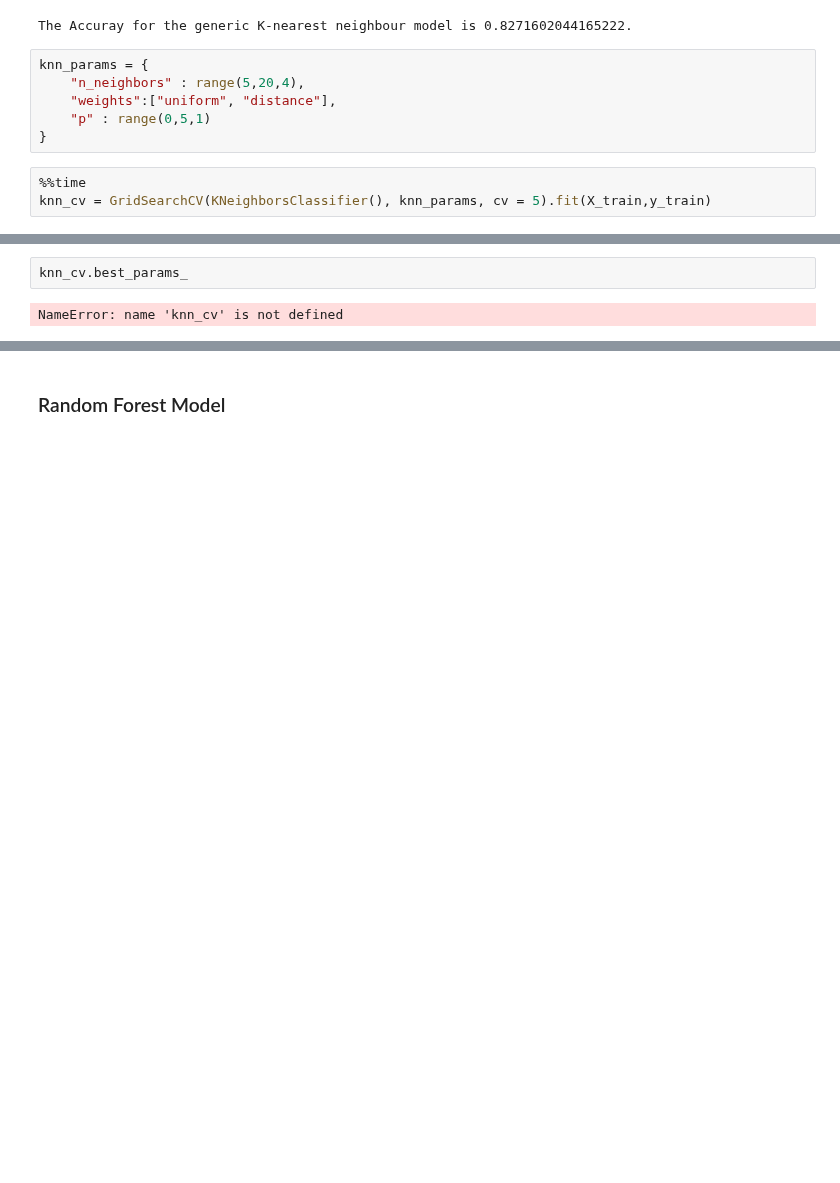
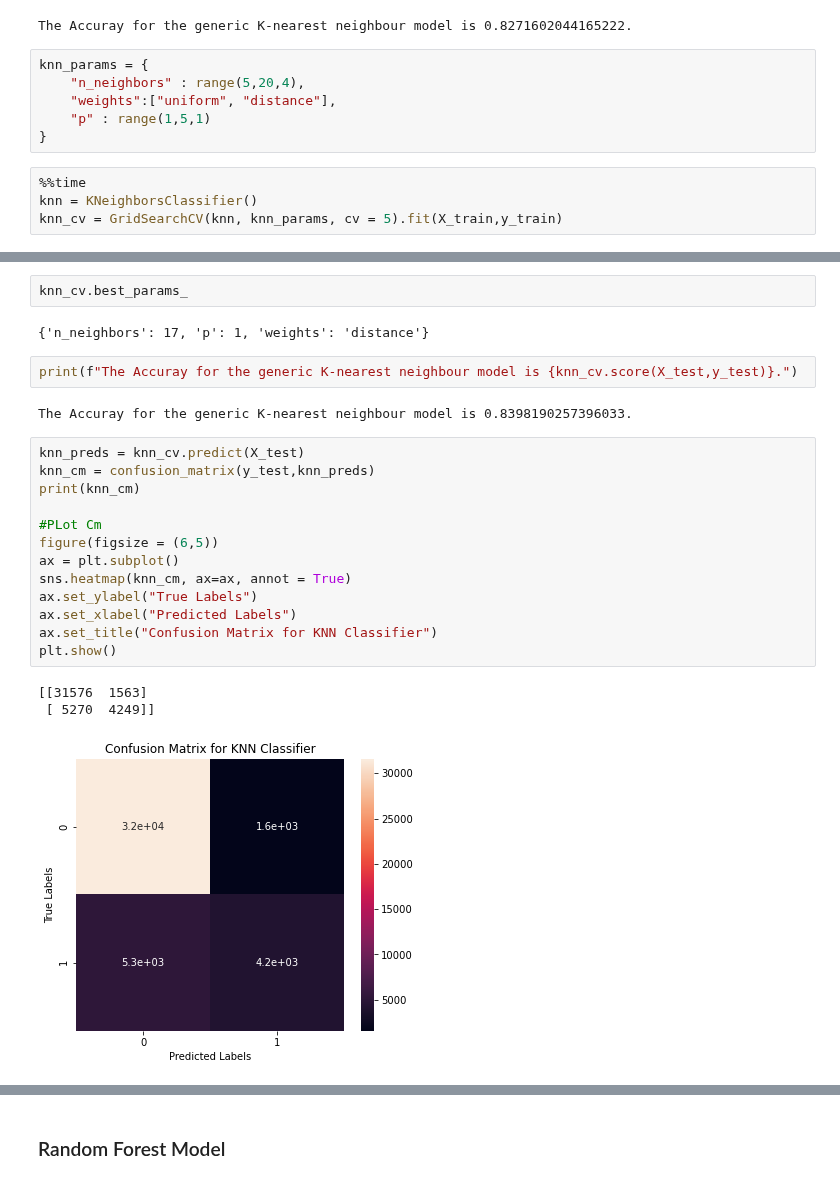
Before and after one commit to NST-byte/Australian-Rainfall-Classification-Task, a Jupyter notebook: Rain in Australia Dataset.ipynb, the cells around one changed output, grey strips where cells are left out. Drawn from its saved outputs; the diff is of its cells as text; blank space fills up the shorter version.

Commit message:
Updated Python File with all models

```diff
--- a/Rain in Australia Dataset.ipynb
+++ b/Rain in Australia Dataset.ipynb
@@ -522,8 +522,9 @@ The Accuray for the generic K-nearest neighbour model is 0.8271602044165222.
 knn_params = {
     "n_neighbors" : range(5,20,4),
     "weights":["uniform", "distance"],
-    "p" : range(0,5,1)
+    "p" : range(1,5,1)
 }
 # %%
 %%time
-knn_cv = GridSearchCV(KNeighborsClassifier(), knn_params, cv = 5).fit(X_train,y_train)
+knn = KNeighborsClassifier()
+knn_cv = GridSearchCV(knn, knn_params, cv = 5).fit(X_train,y_train)
@@ -530,4 +533,25 @@ knn_cv = GridSearchCV(KNeighborsClassifier(), knn_params, cv = 5).fit(X_train,y_
 # %%
 knn_cv.best_params_
 # %% [output]
-NameError: name 'knn_cv' is not defined
+{'n_neighbors': 17, 'p': 1, 'weights': 'distance'}
+# %%
+print(f"The Accuray for the generic K-nearest neighbour model is {knn_cv.score(X_test,y_test)}.")
+# %% [output]
+The Accuray for the generic K-nearest neighbour model is 0.8398190257396033.
+# %%
+knn_preds = knn_cv.predict(X_test)
+knn_cm = confusion_matrix(y_test,knn_preds)
+print(knn_cm)
+
+#PLot Cm
+figure(figsize = (6,5))
+ax = plt.subplot()
+sns.heatmap(knn_cm, ax=ax, annot = True)
+ax.set_ylabel("True Labels")
+ax.set_xlabel("Predicted Labels")
+ax.set_title("Confusion Matrix for KNN Classifier")
+plt.show()
+# %% [output]
+[[31576  1563]
+ [ 5270  4249]]
+[figure, added]
```
Also changed, not shown: parts of 24 cells of this notebook.
